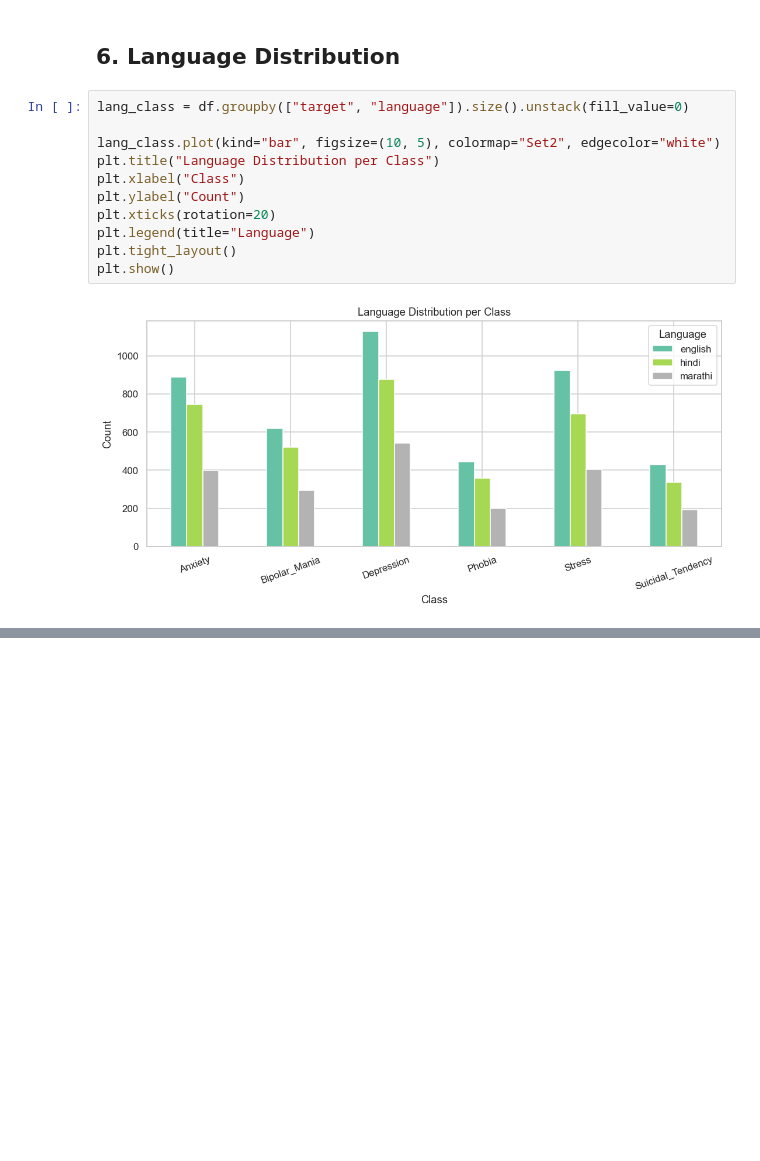
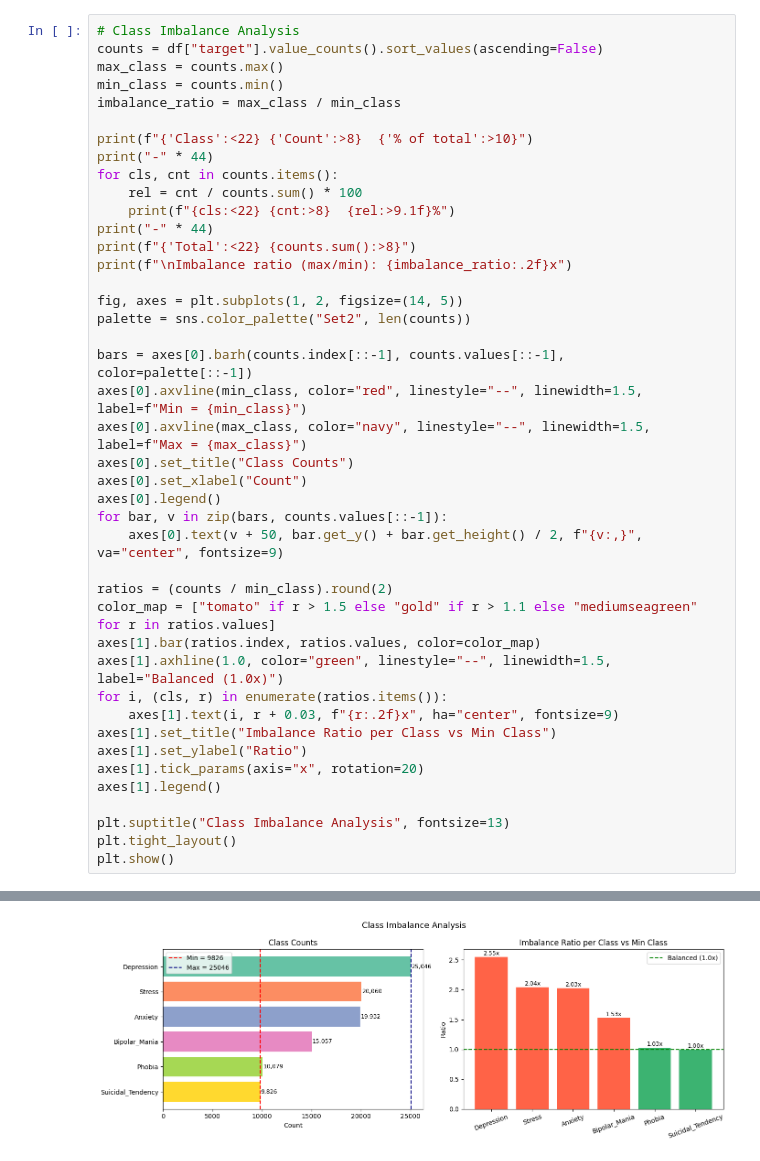
Before and after one commit to VICKYPATIL2525/Mindspace-ml-pipeline-text-to-mentel-health-class, a Jupyter notebook: data/jupyter.ipynb, the cells around one changed output, grey strips where cells are left out. Cells and saved outputs as stored; diff of their text form; blank space fills up the shorter version.

```diff
--- a/data/jupyter.ipynb
+++ b/data/jupyter.ipynb
@@ -172,15 +18,43 @@ plt.show()
-# %% [markdown]
-## 6. Language Distribution
-# %%
-lang_class = df.groupby(["target", "language"]).size().unstack(fill_value=0)
-
-lang_class.plot(kind="bar", figsize=(10, 5), colormap="Set2", edgecolor="white")
-plt.title("Language Distribution per Class")
-plt.xlabel("Class")
-plt.ylabel("Count")
-plt.xticks(rotation=20)
-plt.legend(title="Language")
-plt.tight_layout()
-plt.show()
-# %% [output]
-[figure, removed]
+# %%
+# Class Imbalance Analysis
+counts = df["target"].value_counts().sort_values(ascending=False)
+max_class = counts.max()
+min_class = counts.min()
+imbalance_ratio = max_class / min_class
+
+print(f"{'Class':<22} {'Count':>8}  {'% of total':>10}")
+print("-" * 44)
+for cls, cnt in counts.items():
+    rel = cnt / counts.sum() * 100
+    print(f"{cls:<22} {cnt:>8}  {rel:>9.1f}%")
+print("-" * 44)
+print(f"{'Total':<22} {counts.sum():>8}")
+print(f"\nImbalance ratio (max/min): {imbalance_ratio:.2f}x")
+
+fig, axes = plt.subplots(1, 2, figsize=(14, 5))
+palette = sns.color_palette("Set2", len(counts))
+
+bars = axes[0].barh(counts.index[::-1], counts.values[::-1], color=palette[::-1])
+axes[0].axvline(min_class, color="red", linestyle="--", linewidth=1.5, label=f"Min = {min_class}")
+axes[0].axvline(max_class, color="navy", linestyle="--", linewidth=1.5, label=f"Max = {max_class}")
+axes[0].set_title("Class Counts")
+axes[0].set_xlabel("Count")
+axes[0].legend()
+for bar, v in zip(bars, counts.values[::-1]):
+    axes[0].text(v + 50, bar.get_y() + bar.get_height() / 2, f"{v:,}", va="center", fontsize=9)
+
+ratios = (counts / min_class).round(2)
+color_map = ["tomato" if r > 1.5 else "gold" if r > 1.1 else "mediumseagreen" for r in ratios.values]
+axes[1].bar(ratios.index, ratios.values, color=color_map)
+axes[1].axhline(1.0, color="green", linestyle="--", linewidth=1.5, label="Balanced (1.0x)")
+for i, (cls, r) in enumerate(ratios.items()):
+    axes[1].text(i, r + 0.03, f"{r:.2f}x", ha="center", fontsize=9)
+axes[1].set_title("Imbalance Ratio per Class vs Min Class")
+axes[1].set_ylabel("Ratio")
+axes[1].tick_params(axis="x", rotation=20)
+axes[1].legend()
+
+plt.suptitle("Class Imbalance Analysis", fontsize=13)
+plt.tight_layout()
+plt.show()
+# %% [output]
@@ -186,0 +73 @@ plt.show()
+[figure, added]
```
Also changed, not shown: parts of 15 cells of this notebook, 38 other files.
